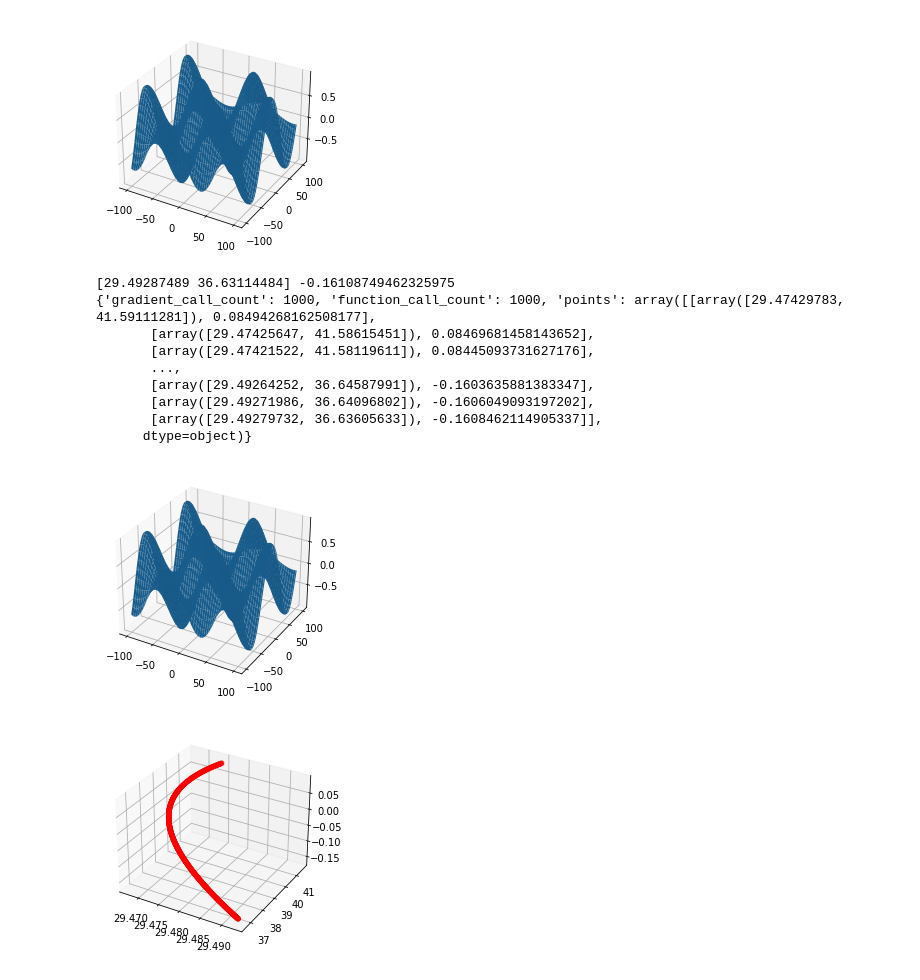
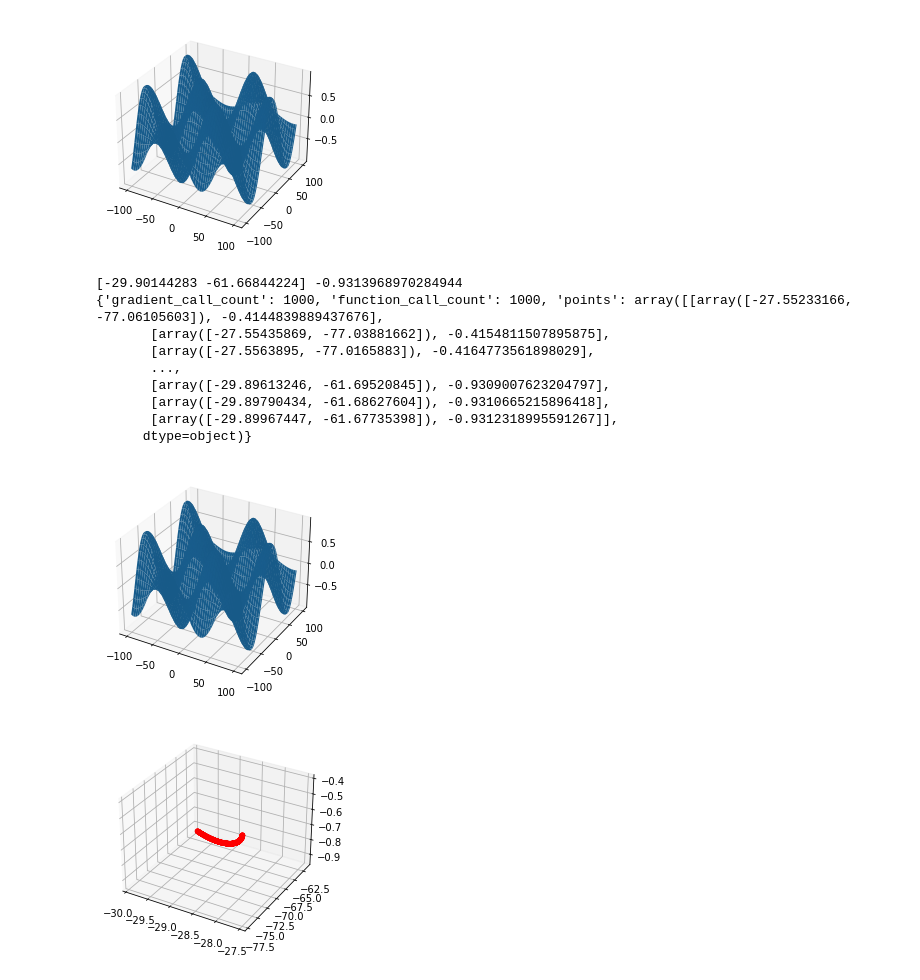
Before and after one commit to EasySocHacks/Optimization-Methods-IFMO, a Jupyter notebook: HW1/1.1.ipynb, the cells around one changed output. Saved outputs shown, nothing was run; the diff lists cells and outputs as text; code cells hidden in the pictures.

```diff
--- a/HW1/1.1.ipynb
+++ b/HW1/1.1.ipynb
@@ -58,38 +74,36 @@ plt.show()
 # %%
 with warnings.catch_warnings():
     warnings.simplefilter("ignore", category=RuntimeWarning)
-    (xs, y), meta = gradient_descent(f, 2)
+    (xs, y), meta = gradient_descent(f, 2, lr=0.5)
     print(xs, y)
     print(meta)
-
-    # ax.scatter([0, 1], [0, 1], [1, 1], c='r')
 
     t = np.linspace(-100, 100, 100)
     X, Y = np.meshgrid(t, t)
     ax = plt.figure().add_subplot(projection='3d')
     ax.plot_surface(X, Y, f([X, Y]))
 
     XS = np.array([])
     YS = np.array([])
     ZS = meta["points"][:, 1]
 
     for point in meta["points"][:, 0]:
         XS = np.append(XS, point[0])
         YS = np.append(YS, point[1])
 
     ax_points = plt.figure().add_subplot(projection='3d')
     ax_points.scatter(XS, YS, ZS, c='r')
 
     plt.show()
 # %% [output]
-[29.49287489 36.63114484] -0.16108749462325975
-{'gradient_call_count': 1000, 'function_call_count': 1000, 'points': array([[array([29.47429783, 41.59111281]), 0.08494268162508177],
-       [array([29.47425647, 41.58615451]), 0.08469681458143652],
-       [array([29.47421522, 41.58119611]), 0.08445093731627176],
+[-29.90144283 -61.66844224] -0.9313968970284944
+{'gradient_call_count': 1000, 'function_call_count': 1000, 'points': array([[array([-27.55233166, -77.06105603]), -0.4144839889437676],
+       [array([-27.55435869, -77.03881662]), -0.4154811507895875],
+       [array([-27.5563895, -77.0165883]), -0.4164773561898029],
        ...,
-       [array([29.49264252, 36.64587991]), -0.1603635881383347],
-       [array([29.49271986, 36.64096802]), -0.1606049093197202],
-       [array([29.49279732, 36.63605633]), -0.1608462114905337]],
+       [array([-29.89613246, -61.69520845]), -0.9309007623204797],
+       [array([-29.89790434, -61.68627604]), -0.9310665215896418],
+       [array([-29.89967447, -61.67735398]), -0.9312318995591267]],
       dtype=object)}
 [figure]
-[figure, old version]
+[figure, new version]
```
Also changed, not shown: parts of 2 cells of this notebook, 2 other files.
